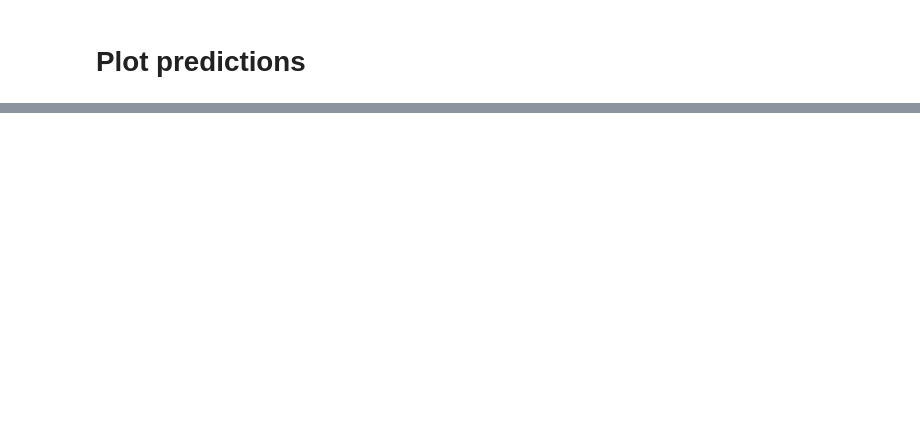
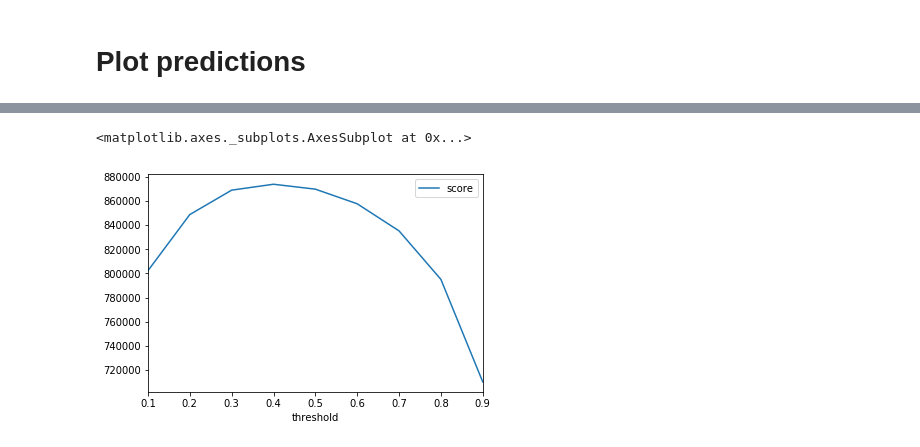
Before and after one commit to jgc128/topcoder_pathimage_segmentation, a Jupyter notebook: view_predictins.ipynb, the cells around one changed output, grey strips where cells are left out. Saved outputs shown, nothing was run; the diff lists cells and outputs as text; code cells hidden in the pictures; blank space fills up the shorter version.

```diff
--- a/view_predictins.ipynb
+++ b/view_predictins.ipynb
@@ -58,0 +90,5 @@ fig.tight_layout()
+# %%
+predictions_mask = np.zeros_like(predictions)
+predictions_mask[predictions>0.1] = 1
+
+score = topcoder_metric(masks, predictions_mask)
@@ -58,0 +99,11 @@ fig.tight_layout()
+# %%
+threshold_data = []
+for tr in np.arange(0.1, 1.0, 0.1):
+    predictions_mask = np.zeros_like(predictions)
+    predictions_mask[predictions>tr] = 1
+
+    score = topcoder_metric(masks, predictions_mask)
+
+    threshold_data.append({'threshold': tr, 'score': score})
+# %%
+threshold_data = pd.DataFrame(threshold_data)
@@ -58,0 +123,5 @@ fig.tight_layout()
+# %%
+threshold_data.plot(x='threshold', y='score')
+# %% [output]
+<matplotlib.axes._subplots.AxesSubplot at 0x...>
+[figure, added]
```
Also changed, not shown: parts of 15 cells of this notebook, 6 other files.
